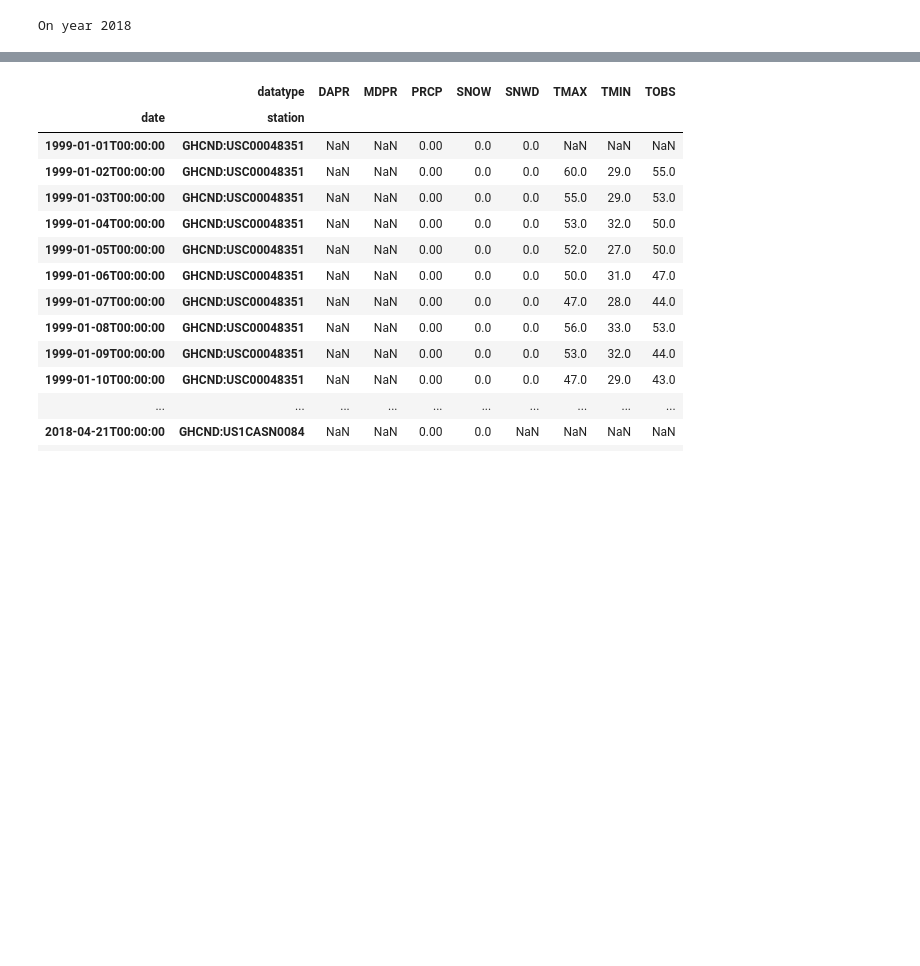
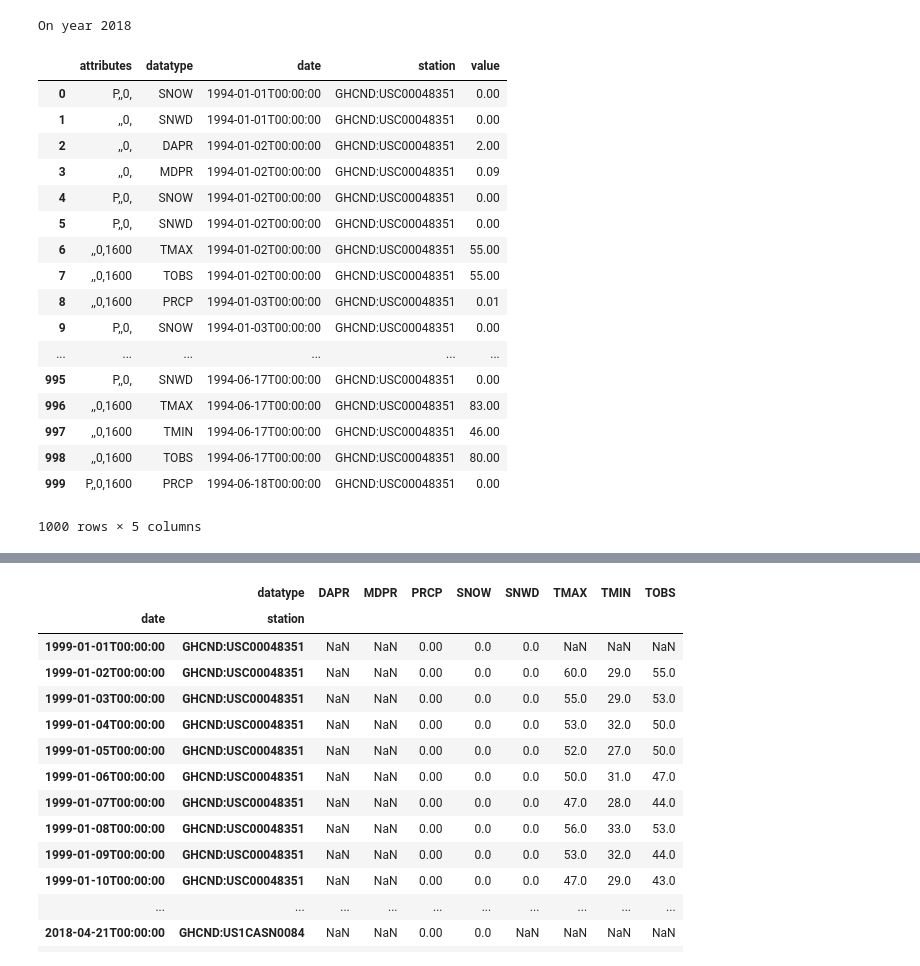
Before and after one commit to lamontal/WineScraping, a Jupyter notebook: NOAA_APIquery.ipynb, the cells around one changed output, grey strips where cells are left out. Cells and saved outputs as stored; diff of their text form; code cells hidden in the pictures; blank space fills up the shorter version.

```diff
--- a/NOAA_APIquery.ipynb
+++ b/NOAA_APIquery.ipynb
@@ -9,9 +9,9 @@ token = "LtJVMKbmfsNRpPwBFqbqOQFEbMOFbWbj"
 # %%
 data = []
 test = 0
-for i in range(20):
+for i in range(25):
     clear_output()
-    year = 1999+i
+    year = 1994+i
     print("On year {}" .format(year))
     startdate = "{}-01-01" .format(year)
     enddate = "{}-12-31" .format(year)
@@ -34,5 +34,26 @@ for i in range(20):
         test = len(data[-1])
 # %% [output]
 On year 2018
+# %%
+data[0]
+# %% [output]
+|  | attributes | datatype | date | station | value |
+| 0 | P,,0, | SNOW | 1994-01-01T00:00:00 | GHCND:USC00048351 | 0.00 |
+| 1 | ,,0, | SNWD | 1994-01-01T00:00:00 | GHCND:USC00048351 | 0.00 |
+| 2 | ,,0, | DAPR | 1994-01-02T00:00:00 | GHCND:USC00048351 | 2.00 |
+| 3 | ,,0, | MDPR | 1994-01-02T00:00:00 | GHCND:USC00048351 | 0.09 |
+| 4 | P,,0, | SNOW | 1994-01-02T00:00:00 | GHCND:USC00048351 | 0.00 |
+| 5 | P,,0, | SNWD | 1994-01-02T00:00:00 | GHCND:USC00048351 | 0.00 |
+| 6 | ,,0,1600 | TMAX | 1994-01-02T00:00:00 | GHCND:USC00048351 | 55.00 |
+| 7 | ,,0,1600 | TOBS | 1994-01-02T00:00:00 | GHCND:USC00048351 | 55.00 |
+| 8 | ,,0,1600 | PRCP | 1994-01-03T00:00:00 | GHCND:USC00048351 | 0.01 |
+| 9 | P,,0, | SNOW | 1994-01-03T00:00:00 | GHCND:USC00048351 | 0.00 |
+| ... | ... | ... | ... | ... | ... |
+| 995 | P,,0, | SNWD | 1994-06-17T00:00:00 | GHCND:USC00048351 | 0.00 |
+| 996 | ,,0,1600 | TMAX | 1994-06-17T00:00:00 | GHCND:USC00048351 | 83.00 |
+| 997 | ,,0,1600 | TMIN | 1994-06-17T00:00:00 | GHCND:USC00048351 | 46.00 |
+| 998 | ,,0,1600 | TOBS | 1994-06-17T00:00:00 | GHCND:USC00048351 | 80.00 |
+| 999 | P,,0,1600 | PRCP | 1994-06-18T00:00:00 | GHCND:USC00048351 | 0.00 |
+1000 rows × 5 columns
 # %%
 df = pd.concat(data)
```
Also changed, not shown: parts of 1 cell of this notebook, 4 other files.
